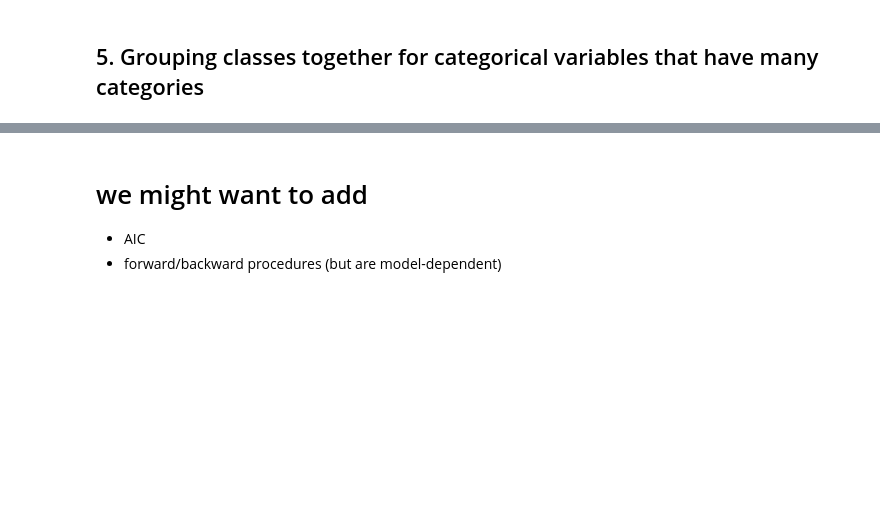
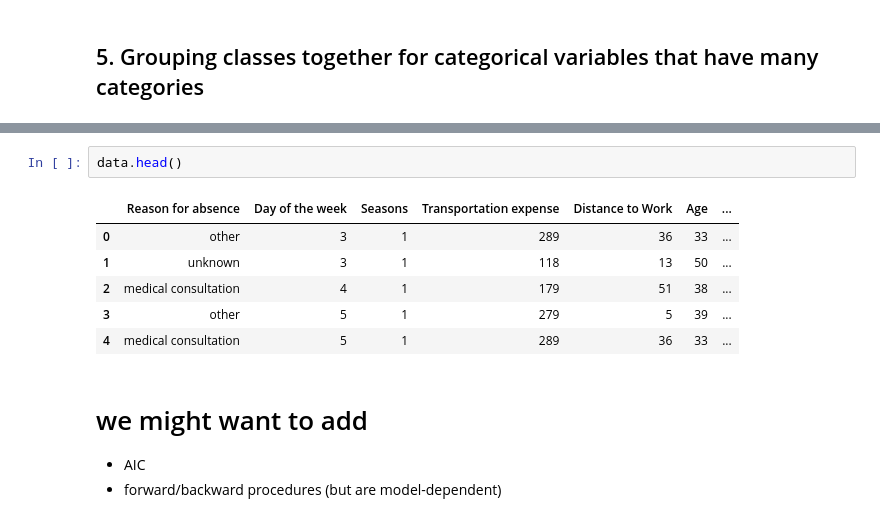
Before and after one commit to learn-co-curriculum/ml-dimensionality-reduction, a Jupyter notebook: Dimensionality Reduction.ipynb, the cells around one changed output, grey strips where cells are left out. Drawn from its saved outputs; the diff is of its cells as text; blank space fills up the shorter version.

```diff
--- a/Dimensionality Reduction.ipynb
+++ b/Dimensionality Reduction.ipynb
@@ -223,3 +262,12 @@ Name: Reason for absence, dtype: int64
+# %%
+data.head()
+# %% [output]
+|  | Reason for absence | Day of the week | Seasons | Transportation expense | Distance to Work | Age | ... |
+| 0 | other | 3 | 1 | 289 | 36 | 33 | ... |
+| 1 | unknown | 3 | 1 | 118 | 13 | 50 | ... |
+| 2 | medical consultation | 4 | 1 | 179 | 51 | 38 | ... |
+| 3 | other | 5 | 1 | 279 | 5 | 39 | ... |
+| 4 | medical consultation | 5 | 1 | 289 | 36 | 33 | ... |
 # %% [markdown]
 # we might want to add
 - AIC
```
Also changed, not shown: parts of 14 cells of this notebook.
